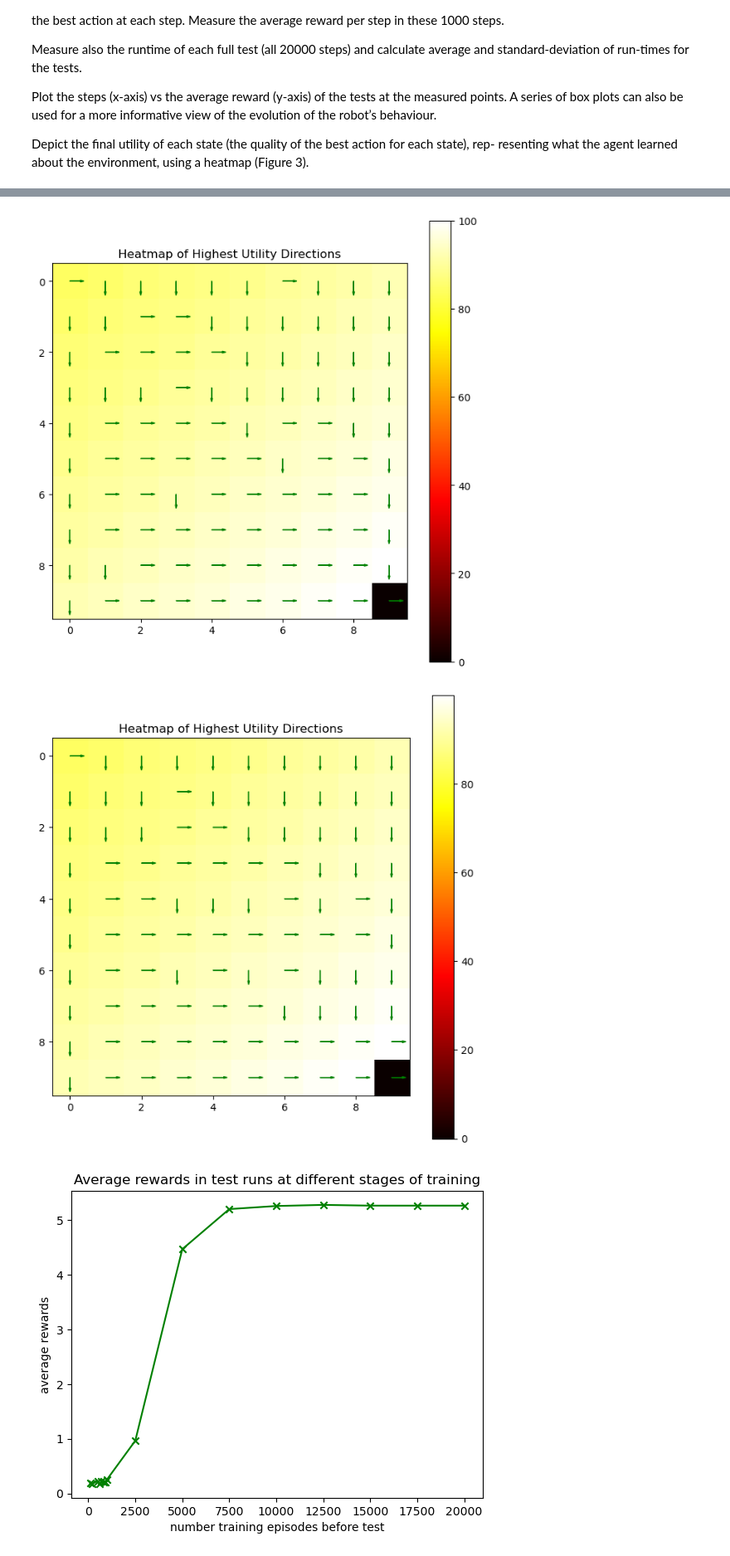
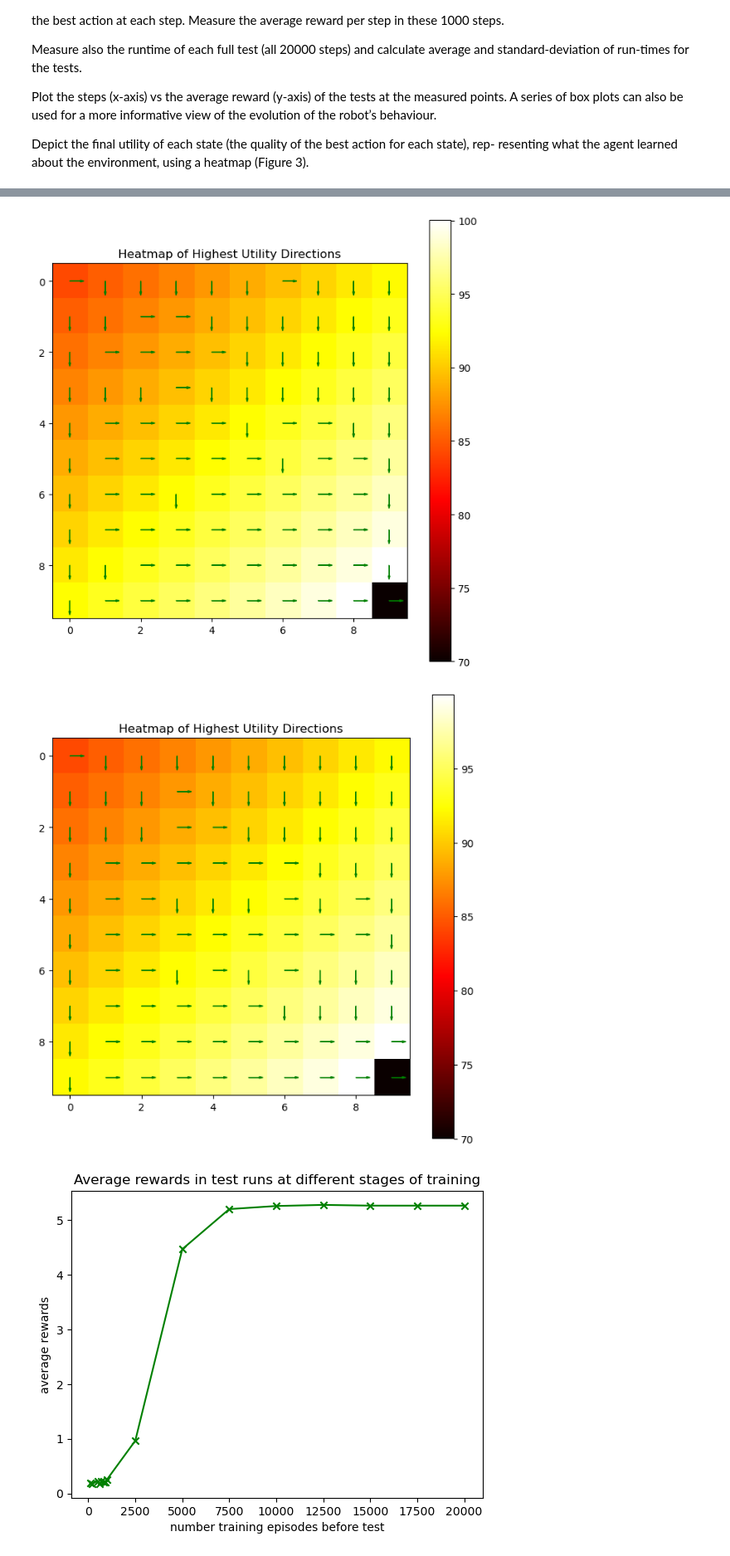
Before and after one commit to jelenameyer/IntroToMachineLearning, a Jupyter notebook: assignments/assignment3/100HasUtility0.ipynb, the cells around one changed output, grey strips where cells are left out. Shown: that part at 83% size. Drawn from its saved outputs; the diff is of its cells as text; code cells hidden in the pictures.

```diff
--- a/assignments/assignment3/100HasUtility0.ipynb
+++ b/assignments/assignment3/100HasUtility0.ipynb
@@ -257,7 +257,7 @@ def getAveragedMatrixQ(allMatrixQInList):
 
     return (finalAllMatrixQInArrayAverage)
 
-def showHeatmap(matrixQ):
+def showHeatmap(matrixQ, vMin = 0):
 
     directions = ['right', 'left', 'up', 'down']
 
@@ -273,7 +273,7 @@ def showHeatmap(matrixQ):
     arrayForHeatMap = arrayForHeatMap.reshape((10, 10))
 
     fig, ax = plt.subplots(figsize=(8, 8))
-    heatmap = ax.imshow(arrayForHeatMap, cmap='hot')
+    heatmap = ax.imshow(arrayForHeatMap, cmap='hot', vmin = vMin)
     fig.colorbar(heatmap)
 
     arrowOffset = 0.3
@@ -438,11 +438,11 @@ average rewards per step: 5.555555555555554, sd: 2.6645352591003757e-15
 # %%
-showHeatmap(MatrixQEndExploration)
+showHeatmap(MatrixQEndExploration, vMin=70)
 # %% [output]
-[figure, old version]
+[figure, new version]
 # %%
-showHeatmap(averageMatrixQExploration)
+showHeatmap(averageMatrixQExploration, vMin=70)
 # %% [output]
-[figure, old version]
+[figure, new version]
 # %%
 # visualize average reward
 #listWithPointsWhereTorRunTests = [100, 200, 500, 600, 700, 800, 900, 1000, 2500, 5000, 7500, 10000, 12500, 15000, 17500, 20000]
```
Also changed, not shown: parts of 8 cells of this notebook.
